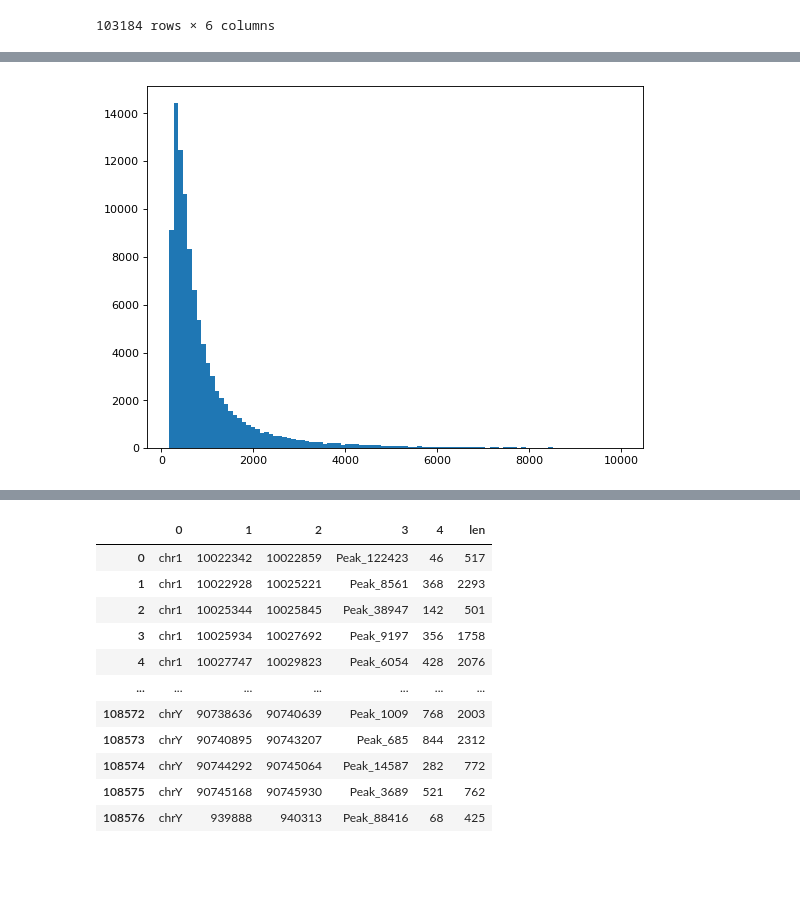
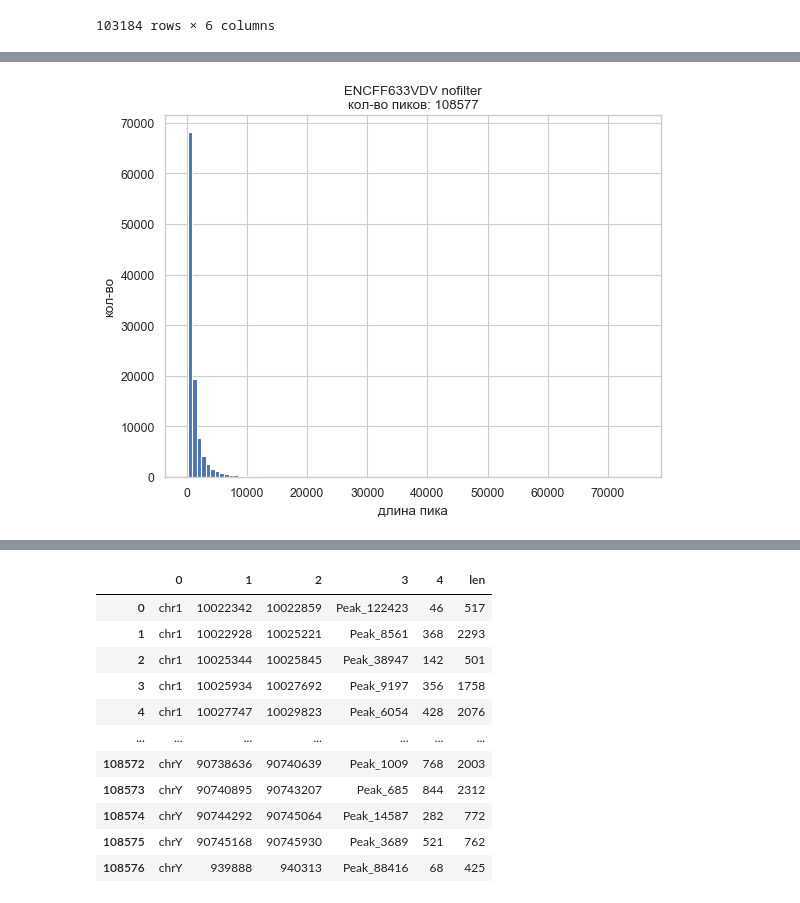
Before and after one commit to Melnikovartem/hse21_H3K36me3_ZDNA_mouse, a Jupyter notebook: src/Untitled.ipynb, the cells around one changed output, grey strips where cells are left out. Cells and saved outputs as stored; diff of their text form; code cells hidden in the pictures; blank space fills up the shorter version.

```diff
--- a/src/Untitled.ipynb
+++ b/src/Untitled.ipynb
@@ -32,7 +27,0 @@ plt.savefig('../img/' + exp +'_nofilter.png')
-# %%
-df = df[df["len"] < 10000]
-plt.figure(figsize=(8, 6), dpi=80)
-plt.hist(df.len, bins = 100)
-plt.savefig('../img/' + exp + '_filter.png')
-# %% [output]
-[figure, removed]
@@ -38,0 +38,4 @@ plt.savefig('../img/' + exp + '_filter.png')
+# %%
+hhist(df, "nofilter", exp)
+# %% [output]
+[figure, added]
```
Also changed, not shown: parts of 9 cells of this notebook, 10 other files.
